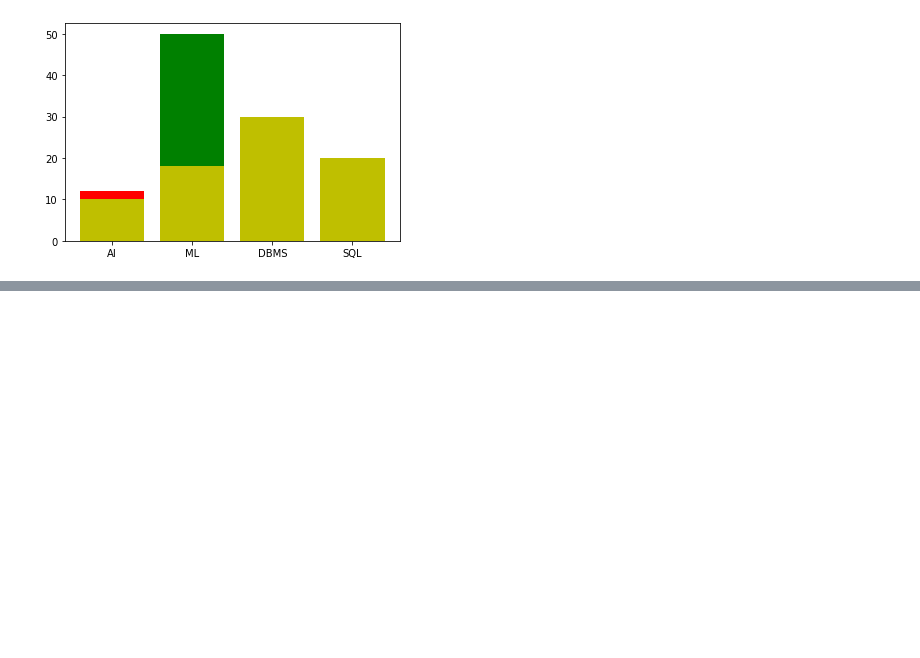
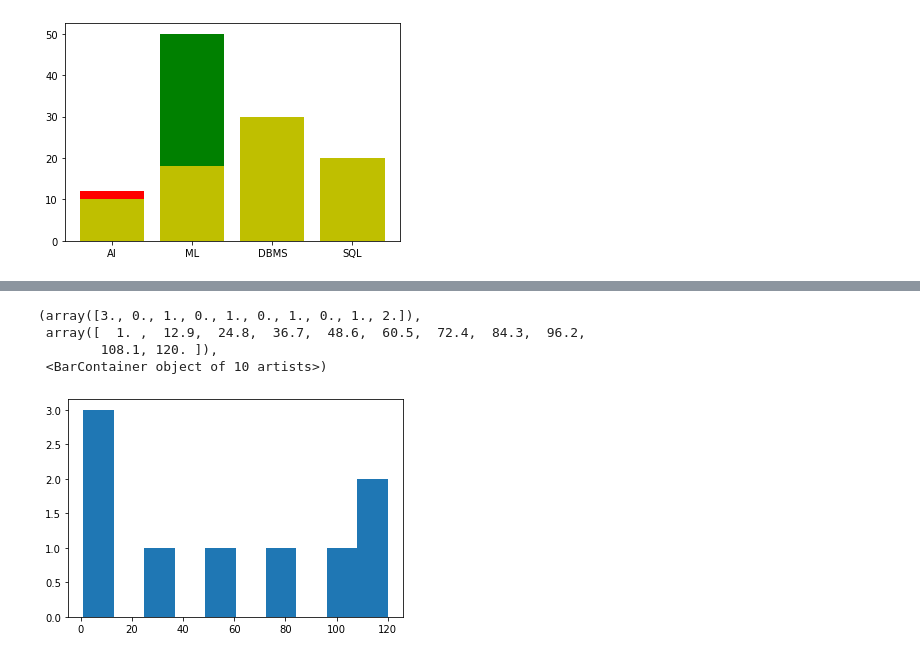
Before and after one commit to ankittrajj/Python_with_DATA_Analysis, a Jupyter notebook: Matplotlib.ipynb, the cells around one changed output, grey strips where cells are left out. Drawn from its saved outputs; the diff is of its cells as text; code cells hidden in the pictures; blank space fills up the shorter version.

```diff
--- a/Matplotlib.ipynb
+++ b/Matplotlib.ipynb
@@ -94,0 +113,11 @@ plt.bar (subject, m3,color='y')
+# %%
+#Histogram
+x = np.array([110,30,56,76,8,99,5,120,1])
+# y = np.array([2,4,5,9,6,7])
+plt.hist(x)
+# %% [output]
+(array([3., 0., 1., 0., 1., 0., 1., 0., 1., 2.]),
+ array([  1. ,  12.9,  24.8,  36.7,  48.6,  60.5,  72.4,  84.3,  96.2,
+        108.1, 120. ]),
+ <BarContainer object of 10 artists>)
+[figure, added]
```
Also changed, not shown: parts of 5 cells of this notebook.
